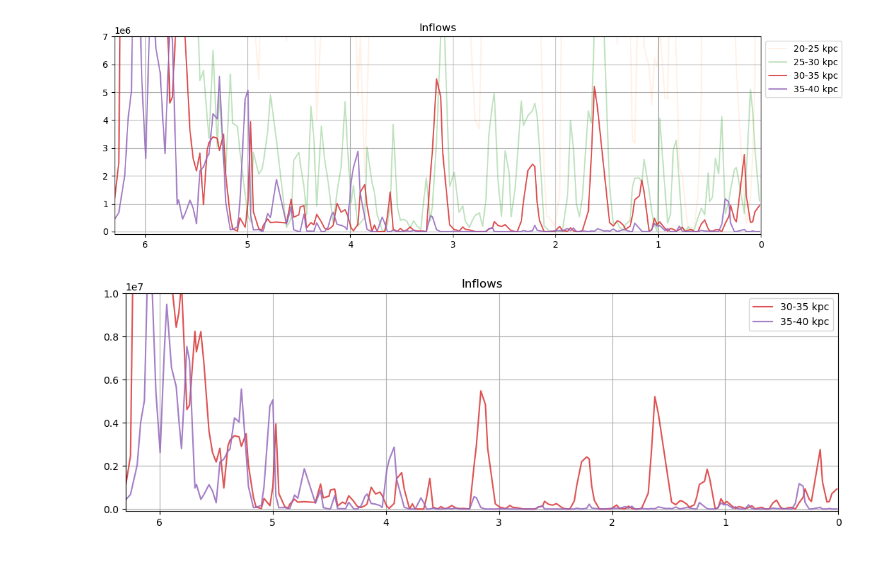
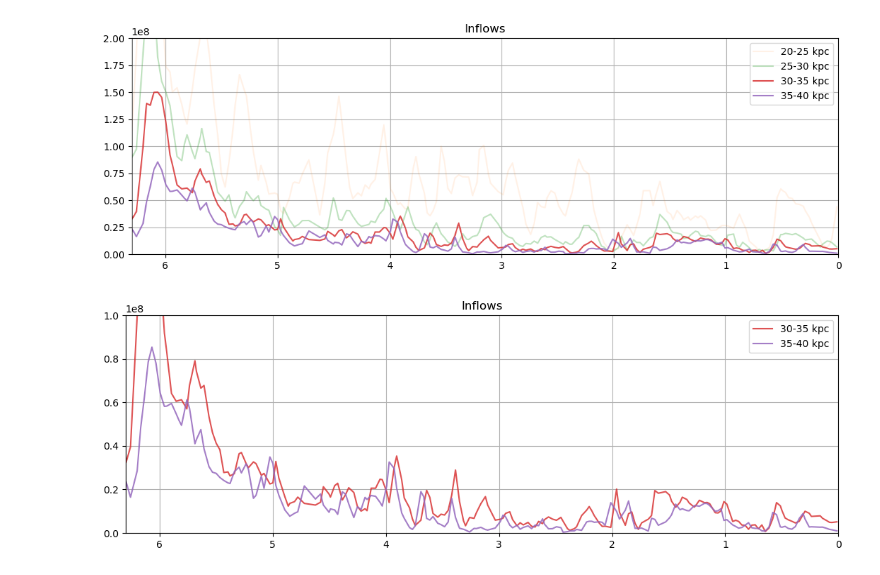
Before and after one commit to Bego-GarciaConde/GalaDyn, a Jupyter notebook: GalaDyn_Notebooks/Inflows.ipynb, the cells around one changed output. Saved outputs shown, nothing was run; the diff lists cells and outputs as text; code cells hidden in the pictures.

```diff
--- a/GalaDyn_Notebooks/Inflows.ipynb
+++ b/GalaDyn_Notebooks/Inflows.ipynb
@@ -78,30 +80,30 @@ plt.show()
 # %%
 inflows = pd.read_csv( f"/home/bego/GARROTXA/GalaDyn/inflow_mass.csv", sep = ",", index_col = 0)
 fig, ax = plt.subplots(figsize = (13,4))
 ax.set_title("Inflows")
 #
 #ax.plot(inflows["Lookback"],inflows["Minf_15"],label = "15 kpc")
 #ax.plot(inflows["Lookback"],np.log10(inflows["Minf_20"]),label = "15-20 kpc", alpha = 0.2, c = '#1f77b4' )
 #ax.plot(inflows["Lookback"],np.log10(inflows["Minf_25"]),label = "20-25 kpc", alpha = 0.4, c = '#ff7f0e')
 #ax.plot(inflows["Lookback"],np.log10(inflows["Minf_30"]),label = "25-30 kpc", alpha = 0.6, c = '#2ca02c')
 #ax.plot(inflows["Lookback"],np.log10(inflows["Minf_35"]),label = "30-35 kpc", alpha = 0.8, c = '#d62728')
 #ax.plot(inflows["Lookback"],np.log10(inflows["Minf_40"]),label = "35-40 kpc", alpha = 0.85, c = '#9467bd')
 
 ax.plot(inflows["Lookback"],inflows["Minf_25"],label = "20-25 kpc", alpha = 0.1, c = '#ff7f0e')
 ax.plot(inflows["Lookback"],inflows["Minf_30"],label = "25-30 kpc", alpha = 0.3, c = '#2ca02c')
 ax.plot(inflows["Lookback"],inflows["Minf_35"],label = "30-35 kpc", alpha = 0.8, c = '#d62728')
 ax.plot(inflows["Lookback"],inflows["Minf_40"],label = "35-40 kpc", alpha = 0.85, c = '#9467bd')
 
 
 ax.set_xlim(6.3,0)
-ax.set_ylim(-1e5,7e6)
+ax.set_ylim(-1e5,2e8)
 
 ax.grid()
 ax.legend(bbox_to_anchor = (1., 1))
 #add_satellites(ax)
 plt.show()
 # %% [output]
-[figure, old version]
+[figure, new version]
 # %%
 inflows = pd.read_csv( f"/home/bego/GARROTXA/GalaDyn/inflow_mass.csv", sep = ",", index_col = 0)
 fig, ax = plt.subplots(figsize = (13,4))
@@ -121,11 +123,11 @@ ax.plot(inflows["Lookback"],inflows["Minf_40"],label = "35-40 kpc", alpha = 0.85
 
 
 ax.set_xlim(6.3,0)
-ax.set_ylim(-1e5,1e7)
+ax.set_ylim(-1e5,1e8)
 
 ax.grid()
 ax.legend(bbox_to_anchor = (1., 1))
 #add_satellites(ax)
 plt.show()
 # %% [output]
-[figure, old version]
+[figure, new version]
```
Also changed, not shown: parts of 7 cells of this notebook, 49 other files.
